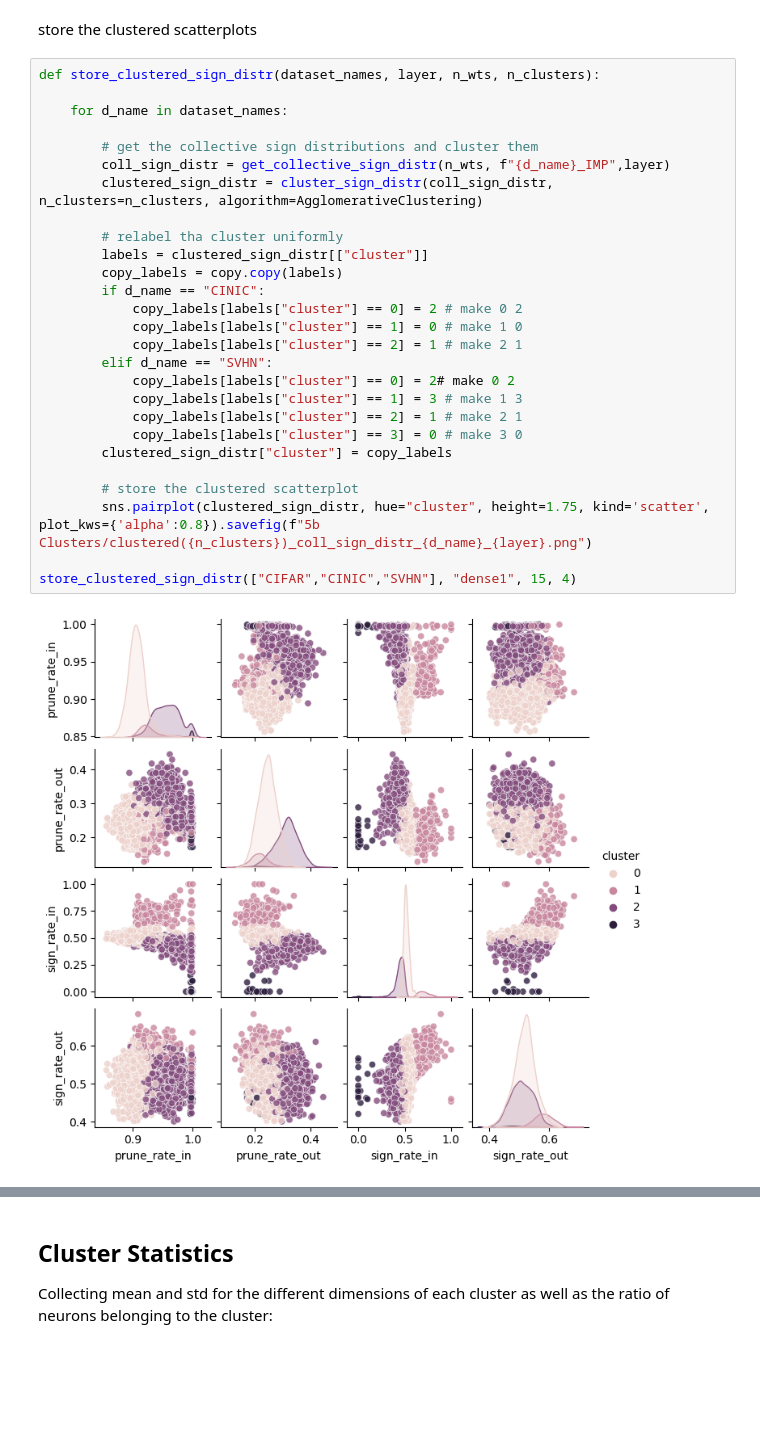
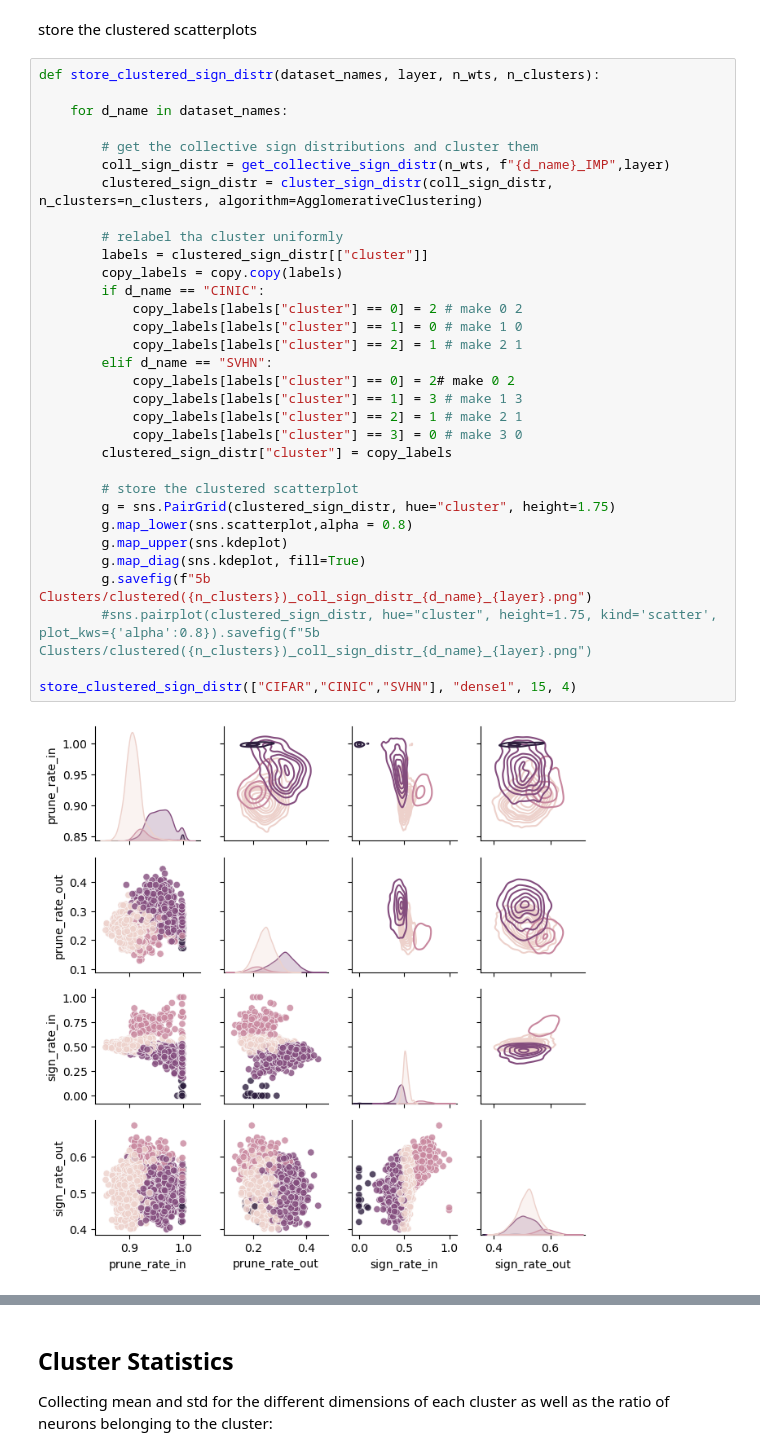
Before and after one commit to Ernalein/ThesisLTH, a Jupyter notebook: 5a Clustering.ipynb, the cells around one changed output, grey strips where cells are left out. Cells and saved outputs as stored; diff of their text form; blank space fills up the shorter version.

Commit message:
redoing plots

```diff
--- a/5a Clustering.ipynb
+++ b/5a Clustering.ipynb
@@ -59,29 +59,34 @@ store the clustered scatterplots
 # %%
 def store_clustered_sign_distr(dataset_names, layer, n_wts, n_clusters):
 
     for d_name in dataset_names:
 
         # get the collective sign distributions and cluster them
         coll_sign_distr = get_collective_sign_distr(n_wts, f"{d_name}_IMP",layer)
         clustered_sign_distr = cluster_sign_distr(coll_sign_distr, n_clusters=n_clusters, algorithm=AgglomerativeClustering)
 
         # relabel tha cluster uniformly
         labels = clustered_sign_distr[["cluster"]]
         copy_labels = copy.copy(labels)
         if d_name == "CINIC":
             copy_labels[labels["cluster"] == 0] = 2 # make 0 2
             copy_labels[labels["cluster"] == 1] = 0 # make 1 0
             copy_labels[labels["cluster"] == 2] = 1 # make 2 1
         elif d_name == "SVHN":
             copy_labels[labels["cluster"] == 0] = 2# make 0 2
             copy_labels[labels["cluster"] == 1] = 3 # make 1 3
             copy_labels[labels["cluster"] == 2] = 1 # make 2 1
             copy_labels[labels["cluster"] == 3] = 0 # make 3 0
         clustered_sign_distr["cluster"] = copy_labels
 
         # store the clustered scatterplot
-        sns.pairplot(clustered_sign_distr, hue="cluster", height=1.75, kind='scatter', plot_kws={'alpha':0.8}).savefig(f"5b Clusters/clustered({n_clusters})_coll_sign_distr_{d_name}_{layer}.png")
+        g = sns.PairGrid(clustered_sign_distr, hue="cluster", height=1.75)
+        g.map_lower(sns.scatterplot,alpha = 0.8)
+        g.map_upper(sns.kdeplot)
+        g.map_diag(sns.kdeplot, fill=True)
+        g.savefig(f"5b Clusters/clustered({n_clusters})_coll_sign_distr_{d_name}_{layer}.png")
+        #sns.pairplot(clustered_sign_distr, hue="cluster", height=1.75, kind='scatter', plot_kws={'alpha':0.8}).savefig(f"5b Clusters/clustered({n_clusters})_coll_sign_distr_{d_name}_{layer}.png")
 
 store_clustered_sign_distr(["CIFAR","CINIC","SVHN"], "dense1", 15, 4)
 # %% [output]
-[figure, old version]
+[figure, new version]
```
Also changed, not shown: parts of 1 cell of this notebook, 9 other files.
